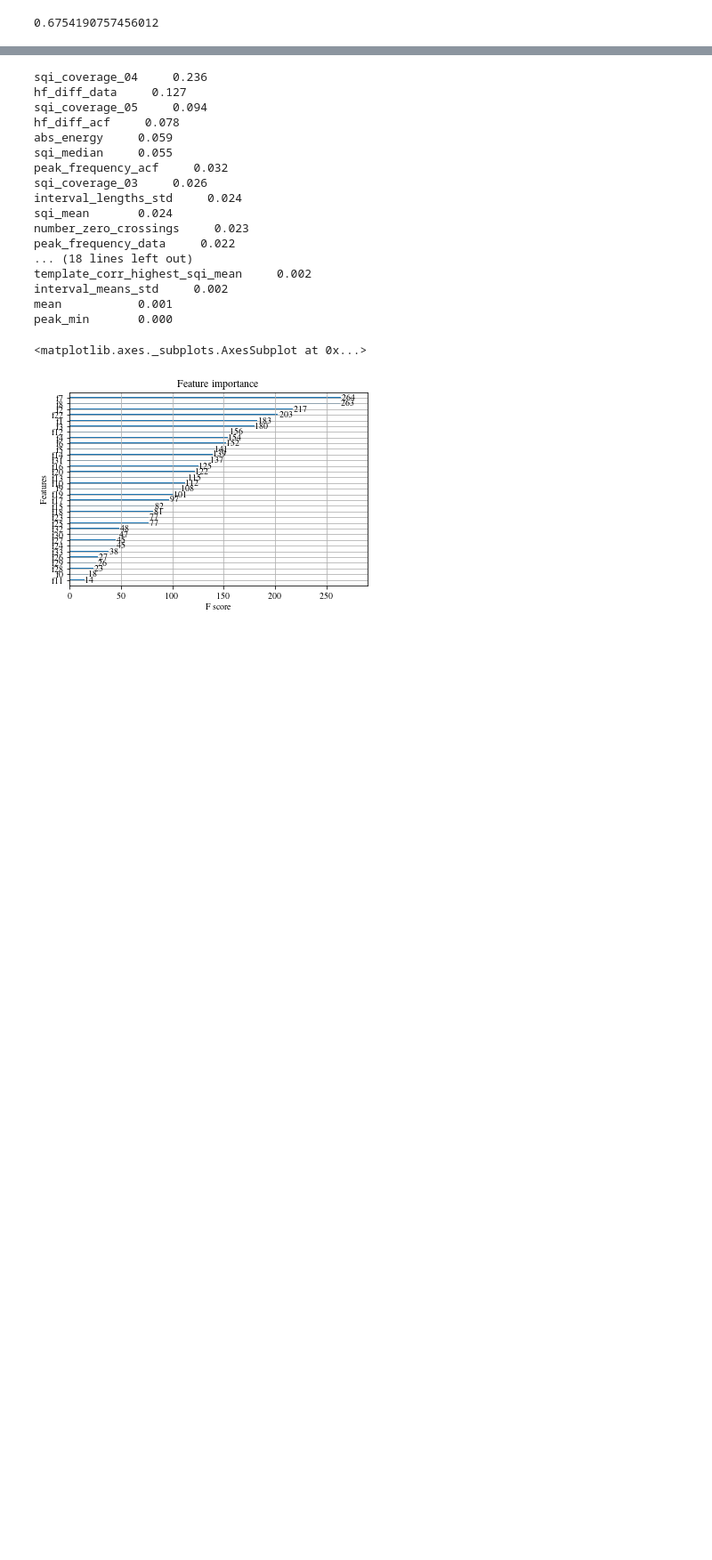
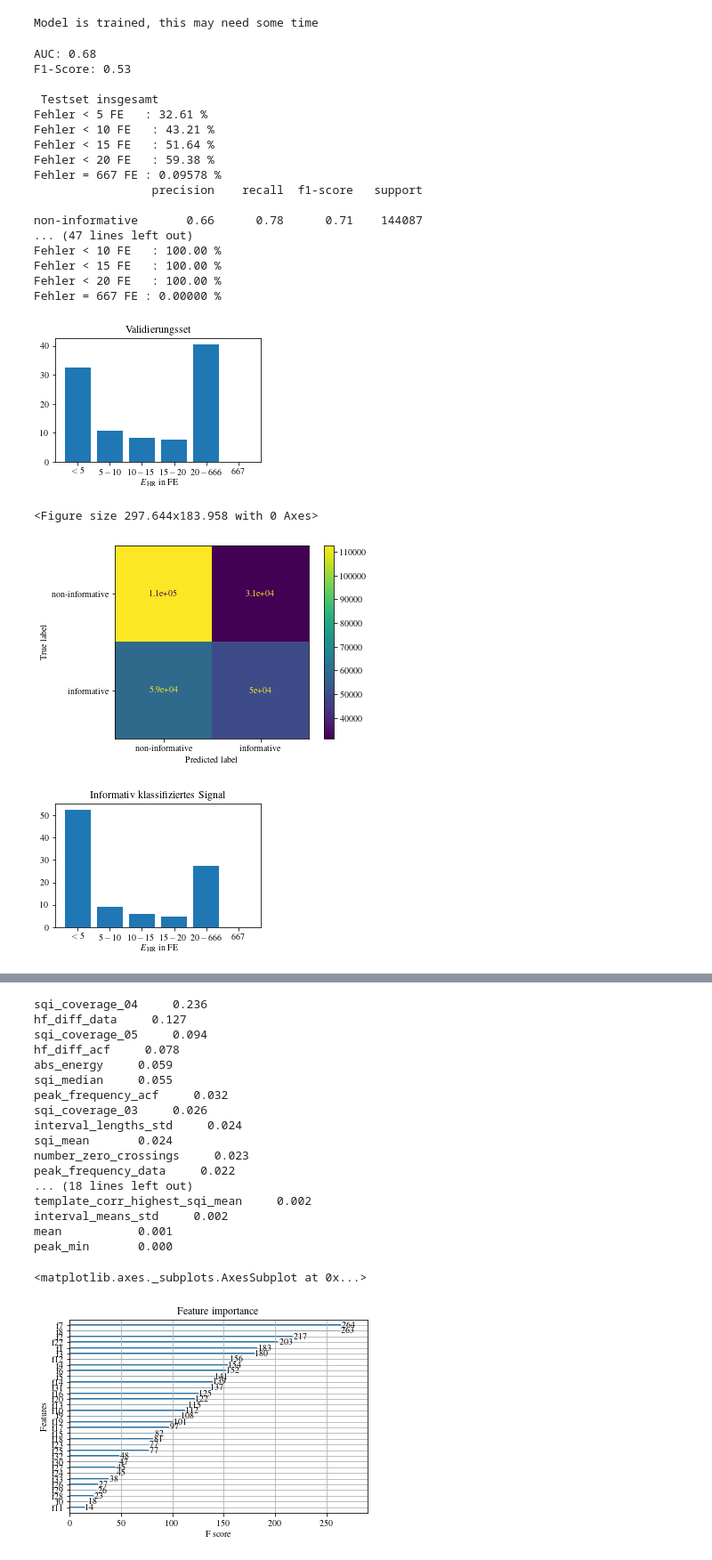
Before and after one commit to Zianor/Bachelorarbeit, a Jupyter notebook: Implementation/src/notebooks/classifier_tests.ipynb, the cells around one changed output, grey strips where cells are left out. Shown at 89% size. Saved outputs shown, nothing was run; the diff lists cells and outputs as text; code cells hidden in the pictures; blank space fills up the shorter version.

```diff
--- a/Implementation/src/notebooks/classifier_tests.ipynb
+++ b/Implementation/src/notebooks/classifier_tests.ipynb
@@ -65,4 +19,47 @@ XGBClassifier(base_score=0.5, booster='gbtree', colsample_bylevel=1,
-# %%
-xgb_clf.score(x_test, y_test)
-# %% [output]
-0.6754190757456012
+# %%
+xgb_clf = xgb.XGBClassifier(random_state=1)
+feature_selection = [
+        'hf_diff_acf',
+        'hf_diff_data',
+        'interval_lengths_std',
+        'sqi_std',
+        'sqi_min',
+        'sqi_median',
+        'peak_mean',
+        'peak_std',
+        'template_corr_highest_sqi_mean',
+        'template_corr_highest_sqi_std',
+        'template_corr_median_sqi_mean',
+        'template_corr_median_sqi_std',
+        'interval_means_std',
+        'sqi_coverage_03',
+        'sqi_coverage_04',
+        'sqi_coverage_05'
+]
+xgb_clf = OwnEstimator(clf=xgb_clf, path="XGB_Clf_reduced_further_test", feature_selection=feature_selection)
+# %% [output]
+Model is trained, this may need some time
+# %%
+xgb_clf.print_model_test_report()
+# %% [output]
+AUC: 0.68
+F1-Score: 0.53
+
+ Testset insgesamt
+Fehler < 5 FE   : 32.61 %
+Fehler < 10 FE   : 43.21 %
+Fehler < 15 FE   : 51.64 %
+Fehler < 20 FE   : 59.38 %
+Fehler = 667 FE : 0.09578 %
+                 precision    recall  f1-score   support
+
+non-informative       0.66      0.78      0.71    144087
+... (47 lines left out)
+Fehler < 10 FE   : 100.00 %
+Fehler < 15 FE   : 100.00 %
+Fehler < 20 FE   : 100.00 %
+Fehler = 667 FE : 0.00000 %
+[figure, added]
+<Figure size 297.644x183.958 with 0 Axes>
+[figure, added]
+[figure, added]
```
Also changed, not shown: parts of 6 cells of this notebook, 4 other files.
